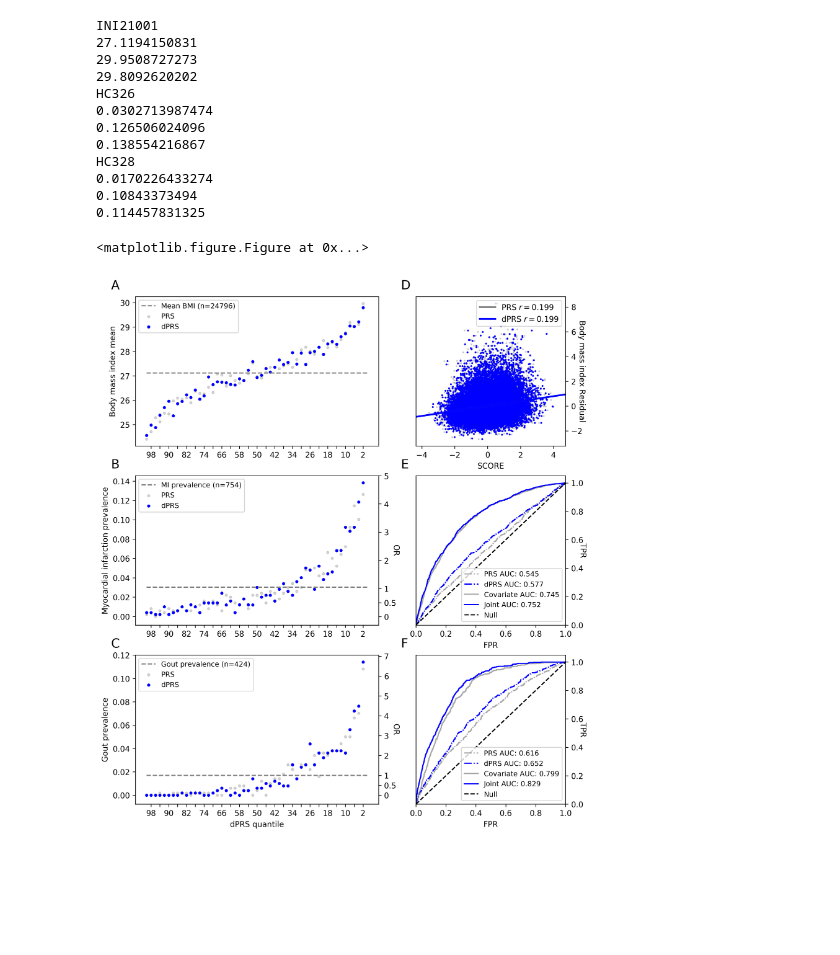
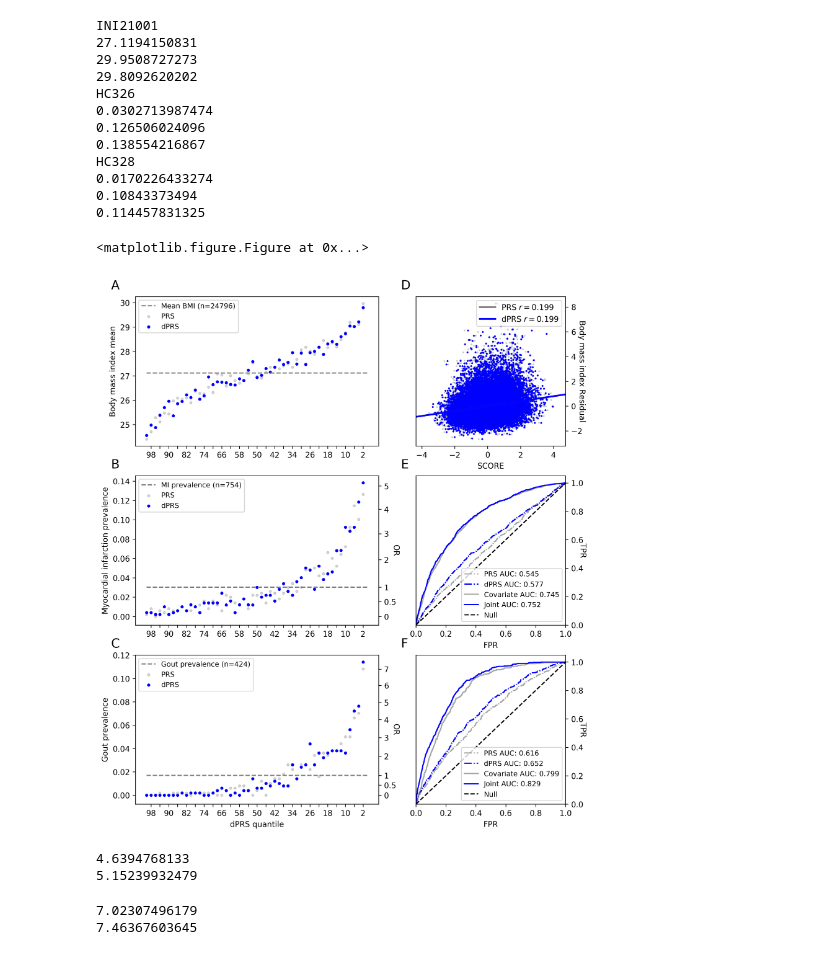
Before and after one commit to rivas-lab/degas-risk, a Jupyter notebook: supplement/FigureS2-non-British-Validation.ipynb, the cells around one changed output. Saved outputs shown, nothing was run; the diff lists cells and outputs as text; code cells hidden in the pictures; blank space fills up the shorter version.

```diff
--- a/supplement/FigureS2-non-British-Validation.ipynb
+++ b/supplement/FigureS2-non-British-Validation.ipynb
@@ -135,36 +135,57 @@ for i,phe_code in enumerate(phe_codes):
                         fontsize=16, transform=plots[(2*i)+1].transAxes)
     # adjust y-axis to display odds ratios as well as prevalence (only binary traits)
     if is_bin:
-        m,b=(plots[2*i].get_ylim()[1]-plots[2*i].get_ylim()[0]),plots[2*i].get_ylim()[0]
         y_or=plots[2*i].twinx()
-        y_or.set_yticks([(o*df[phe_code].mean()-b)/m for o in [0,0.5,1,2,3,4,5,6,7,8,9]
-                          if df.iloc[-(n/nq):,:][phe_code].mean() > (o-1)*df[phe_code].mean()])
+        or_to_prev=lambda o: o*df[phe_code].mean()/(1+(df[phe_code].mean()*(o-1)))
+        y_or.set_yticks([or_to_prev(o) for o in [0,0.5,1,2,3,4,5,6,7,8,9]
+                          if df.iloc[-(n/nq):,:][phe_code].mean() > or_to_prev(o-1)
+                          and plots[2*i].get_ylim()[0] <= or_to_prev(o)])
         y_or.set_yticklabels(map(lambda s:str(s),
-                                 filter(lambda o: df.iloc[-(n/nq):][phe_code].mean() > (o-1)*df[phe_code].mean(),
+                                 filter(lambda o: df.iloc[-(n/nq):,:][phe_code].mean() > or_to_prev(o-1)
+                                                  and plots[2*i].get_ylim()[0] <= or_to_prev(o),
                                         [0,0.5,1,2,3,4,5,6,7,8,9])))
+        y_or.set_ylim(plots[2*i].get_ylim())
         y_or.set_ylabel('OR',rotation=270)
     plots[(2*i)+1].yaxis.tick_right()
     plots[(2*i)+1].yaxis.set_label_position("right")
     # add x-axis labels at the very end
     if i==len(phe_codes)-1:
         plots[(2*i)].set_xlabel('dPRS quantile')
     else:
         plots[(2*i)].set_xlabel('')
 
 plt.show()
 fig.savefig("pdfs/fig-s2.pdf", bbox_inches='tight')
 # %% [output]
 INI21001
 27.1194150831
 29.9508727273
 29.8092620202
 HC326
 0.0302713987474
 0.126506024096
 0.138554216867
 HC328
 0.0170226433274
 0.10843373494
 0.114457831325
 <matplotlib.figure.Figure at 0x...>
-[figure, old version]
+[figure, new version]
+# %%
+f=0.0302713987474
+p=0.126506024096
+d=0.138554216867
+print(p*(1-f)/(f*(1-p)))
+print(d*(1-f)/(f*(1-d)))
+# %% [output]
+4.6394768133
+5.15239932479
+# %%
+f=0.0170226433274
+p=0.10843373494
+d=0.114457831325
+print(p*(1-f)/(f*(1-p)))
+print(d*(1-f)/(f*(1-d)))
+# %% [output]
+7.02307496179
+7.46367603645
```
Also changed, not shown: 7 other files.
